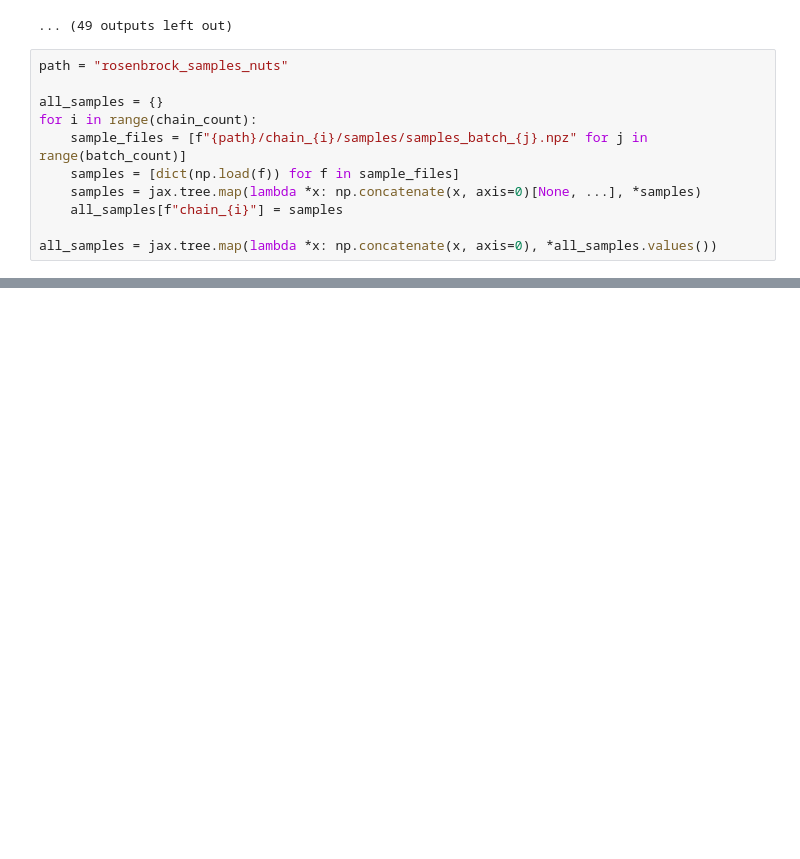
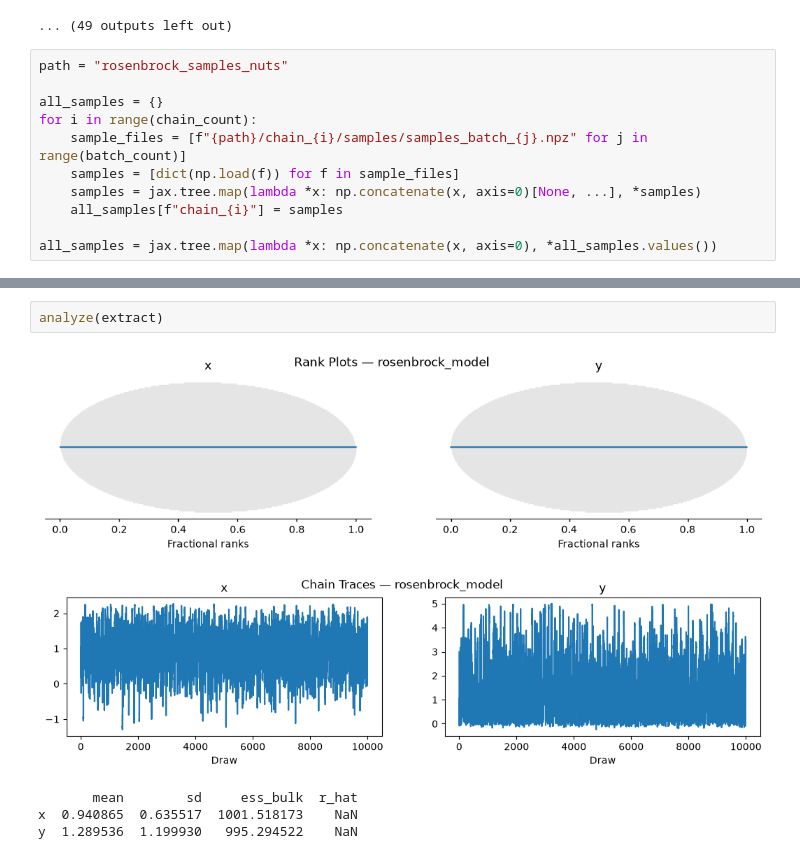
Before and after one commit to ASKabalan/jax-fli, a Jupyter notebook: docs/3-sampling-and-inference/13-Rosen.ipynb, the cells around one changed output, grey strips where cells are left out. Drawn from its saved outputs; the diff is of its cells as text; blank space fills up the shorter version.

```diff
--- a/docs/3-sampling-and-inference/13-Rosen.ipynb
+++ b/docs/3-sampling-and-inference/13-Rosen.ipynb
@@ -110,0 +108,8 @@ Removed no burn in
+# %%
+analyze(extract)
+# %% [output]
+[figure, added]
+[figure, added]
+       mean        sd     ess_bulk  r_hat
+x  0.940865  0.635517  1001.518173    NaN
+y  1.289536  1.199930   995.294522    NaN
```
Also changed, not shown: parts of 6 cells of this notebook, 15 other files.
